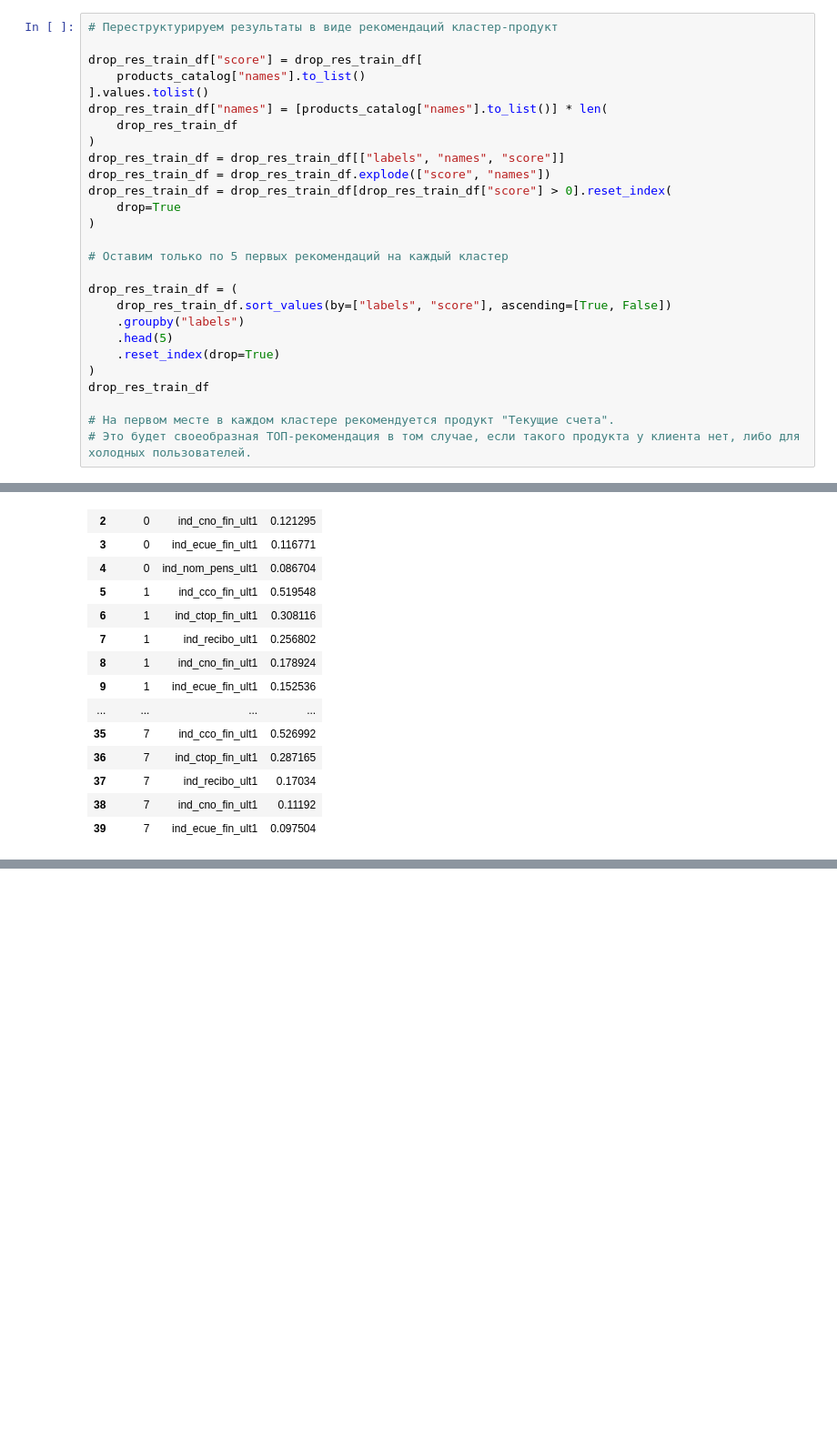
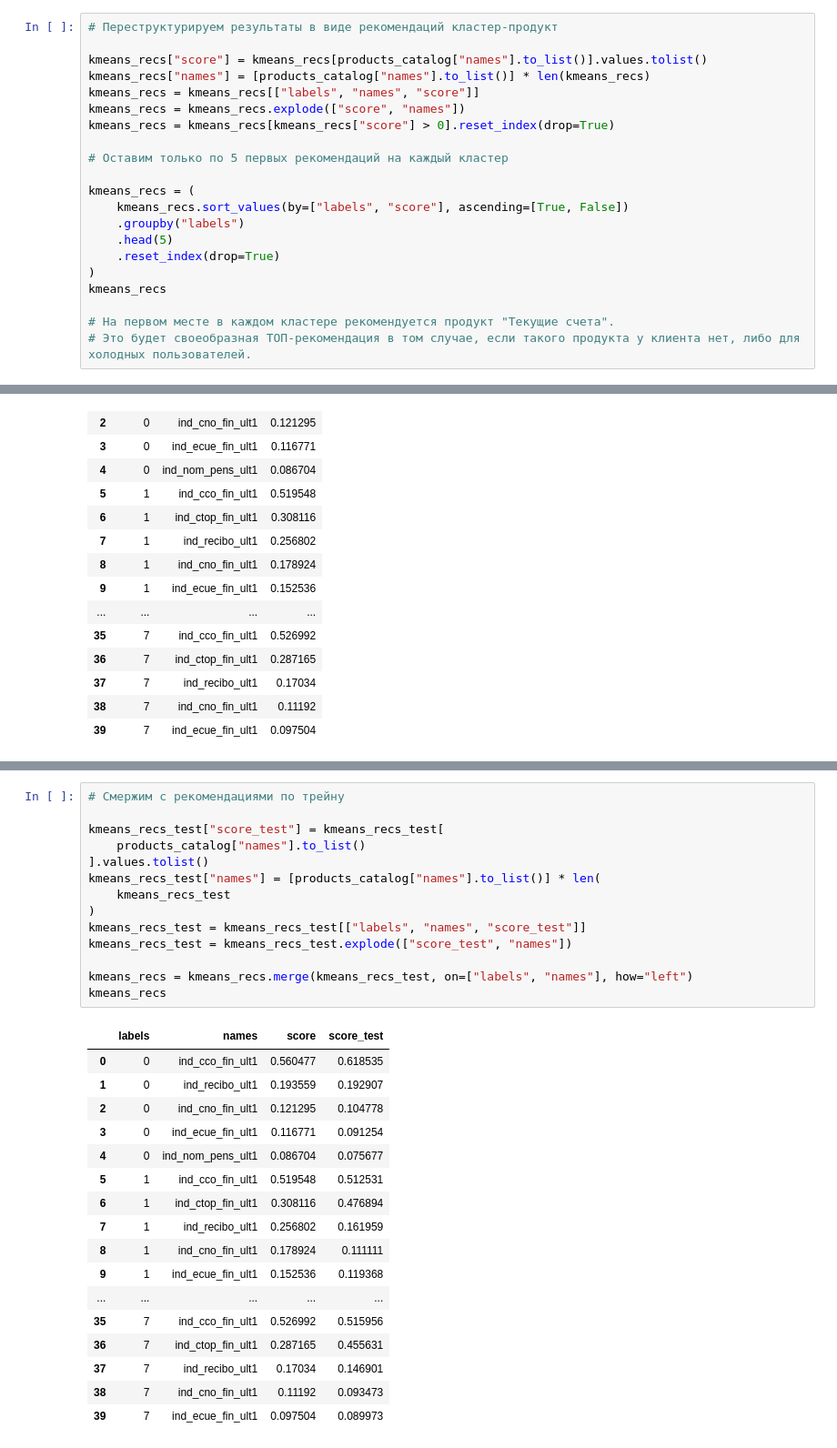
Before and after one commit to marsel171/mle-project-final, a Jupyter notebook: recommendations_modeling.ipynb, the cells around one changed output, grey strips where cells are left out. Shown at 91% size. Cells and saved outputs as stored; diff of their text form; blank space fills up the shorter version.

```diff
--- a/recommendations_modeling.ipynb
+++ b/recommendations_modeling.ipynb
@@ -706,27 +938,21 @@ drop_res_train_df
 # %%
 # Переструктурируем результаты в виде рекомендаций кластер-продукт
 
-drop_res_train_df["score"] = drop_res_train_df[
-    products_catalog["names"].to_list()
-].values.tolist()
-drop_res_train_df["names"] = [products_catalog["names"].to_list()] * len(
-    drop_res_train_df
-)
-drop_res_train_df = drop_res_train_df[["labels", "names", "score"]]
-drop_res_train_df = drop_res_train_df.explode(["score", "names"])
-drop_res_train_df = drop_res_train_df[drop_res_train_df["score"] > 0].reset_index(
-    drop=True
-)
+kmeans_recs["score"] = kmeans_recs[products_catalog["names"].to_list()].values.tolist()
+kmeans_recs["names"] = [products_catalog["names"].to_list()] * len(kmeans_recs)
+kmeans_recs = kmeans_recs[["labels", "names", "score"]]
+kmeans_recs = kmeans_recs.explode(["score", "names"])
+kmeans_recs = kmeans_recs[kmeans_recs["score"] > 0].reset_index(drop=True)
 
 # Оставим только по 5 первых рекомендаций на каждый кластер
 
-drop_res_train_df = (
-    drop_res_train_df.sort_values(by=["labels", "score"], ascending=[True, False])
+kmeans_recs = (
+    kmeans_recs.sort_values(by=["labels", "score"], ascending=[True, False])
     .groupby("labels")
     .head(5)
     .reset_index(drop=True)
 )
-drop_res_train_df
+kmeans_recs
 
 # На первом месте в каждом кластере рекомендуется продукт "Текущие счета".
 # Это будет своеобразная ТОП-рекомендация в том случае, если такого продукта у клиента нет, либо для холодных пользователей.
@@ -847,0 +1002,32 @@ See the caveats in the documentation: https://pandas.pydata.org/pandas-docs/stab
+# %%
+# Смержим с рекомендациями по трейну
+
+kmeans_recs_test["score_test"] = kmeans_recs_test[
+    products_catalog["names"].to_list()
+].values.tolist()
+kmeans_recs_test["names"] = [products_catalog["names"].to_list()] * len(
+    kmeans_recs_test
+)
+kmeans_recs_test = kmeans_recs_test[["labels", "names", "score_test"]]
+kmeans_recs_test = kmeans_recs_test.explode(["score_test", "names"])
+
+kmeans_recs = kmeans_recs.merge(kmeans_recs_test, on=["labels", "names"], how="left")
+kmeans_recs
+# %% [output]
+|  | labels | names | score | score_test |
+| 0 | 0 | ind_cco_fin_ult1 | 0.560477 | 0.618535 |
+| 1 | 0 | ind_recibo_ult1 | 0.193559 | 0.192907 |
+| 2 | 0 | ind_cno_fin_ult1 | 0.121295 | 0.104778 |
+| 3 | 0 | ind_ecue_fin_ult1 | 0.116771 | 0.091254 |
+| 4 | 0 | ind_nom_pens_ult1 | 0.086704 | 0.075677 |
+| 5 | 1 | ind_cco_fin_ult1 | 0.519548 | 0.512531 |
+| 6 | 1 | ind_ctop_fin_ult1 | 0.308116 | 0.476894 |
+| 7 | 1 | ind_recibo_ult1 | 0.256802 | 0.161959 |
+| 8 | 1 | ind_cno_fin_ult1 | 0.178924 | 0.111111 |
+| 9 | 1 | ind_ecue_fin_ult1 | 0.152536 | 0.119368 |
+| ... | ... | ... | ... | ... |
+| 35 | 7 | ind_cco_fin_ult1 | 0.526992 | 0.515956 |
+| 36 | 7 | ind_ctop_fin_ult1 | 0.287165 | 0.455631 |
+| 37 | 7 | ind_recibo_ult1 | 0.17034 | 0.146901 |
+| 38 | 7 | ind_cno_fin_ult1 | 0.11192 | 0.093473 |
+| 39 | 7 | ind_ecue_fin_ult1 | 0.097504 | 0.089973 |
```
Also changed, not shown: parts of 59 cells of this notebook.
